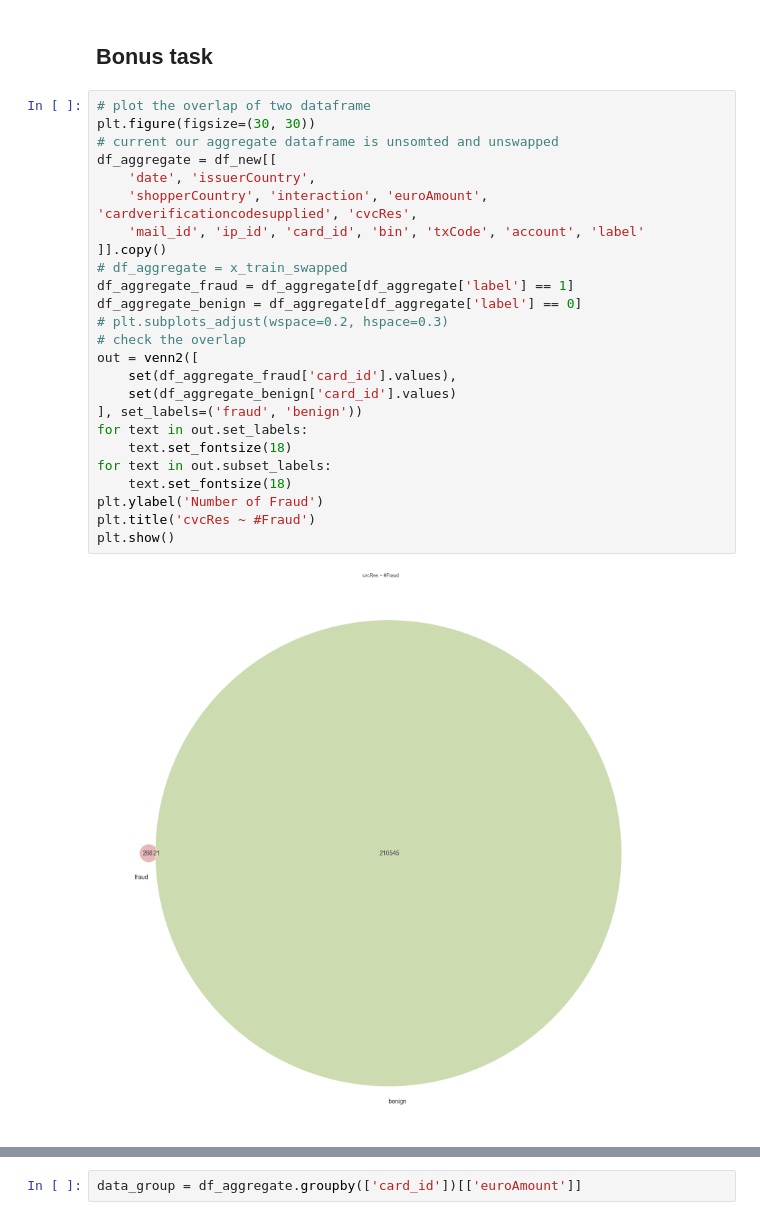
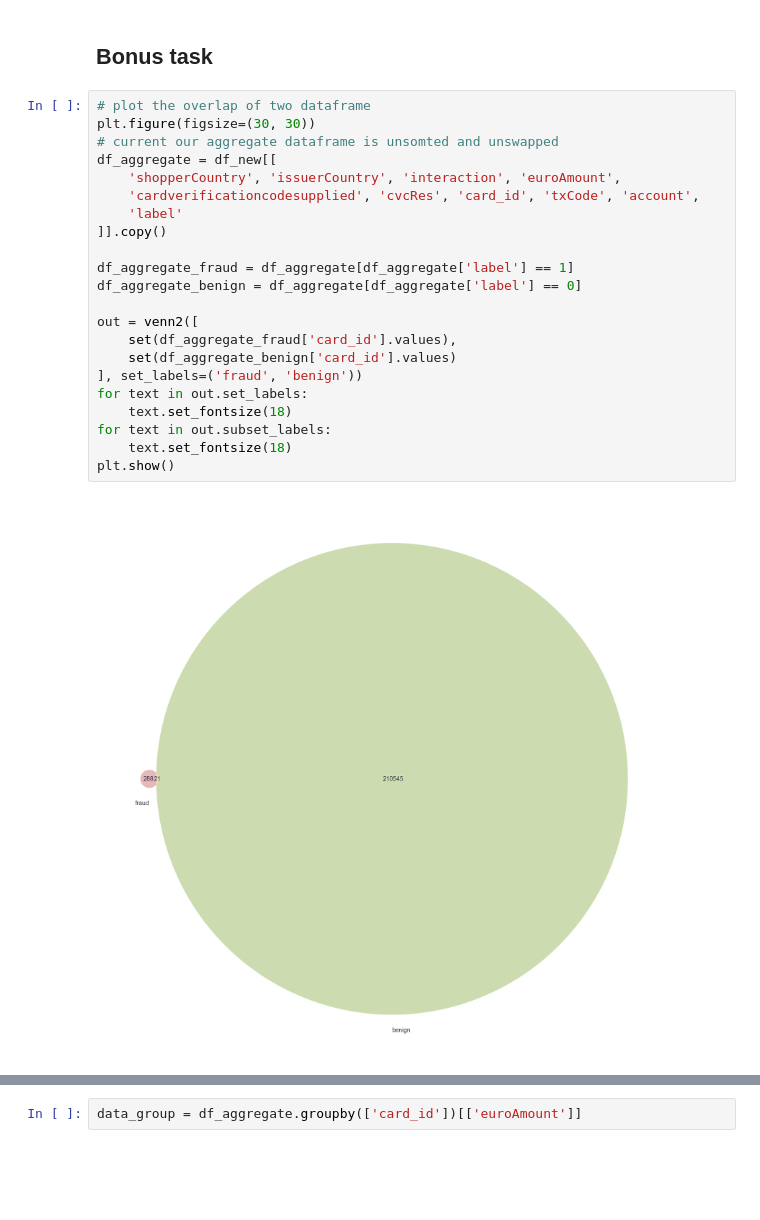
Before and after one commit to Timo9Madrid7/CS4035CyberDataAnalytics, a Jupyter notebook: assignment1/code/Lab1-2021.ipynb, the cells around one changed output, grey strips where cells are left out. Drawn from its saved outputs; the diff is of its cells as text; blank space fills up the shorter version.

```diff
--- a/assignment1/code/Lab1-2021.ipynb
+++ b/assignment1/code/Lab1-2021.ipynb
@@ -930,27 +930,24 @@ Based on the confusion matrix result, black-box classifier(Random Forest) perfor
 # %%
 # plot the overlap of two dataframe
 plt.figure(figsize=(30, 30))
 # current our aggregate dataframe is unsomted and unswapped
 df_aggregate = df_new[[
-    'date', 'issuerCountry',
-    'shopperCountry', 'interaction', 'euroAmount', 'cardverificationcodesupplied', 'cvcRes',
-    'mail_id', 'ip_id', 'card_id', 'bin', 'txCode', 'account', 'label'
+    'shopperCountry', 'issuerCountry', 'interaction', 'euroAmount',
+    'cardverificationcodesupplied', 'cvcRes', 'card_id', 'txCode', 'account',
+    'label'
 ]].copy()
-# df_aggregate = x_train_swapped
+
 df_aggregate_fraud = df_aggregate[df_aggregate['label'] == 1]
 df_aggregate_benign = df_aggregate[df_aggregate['label'] == 0]
-# plt.subplots_adjust(wspace=0.2, hspace=0.3)
-# check the overlap
+
 out = venn2([
     set(df_aggregate_fraud['card_id'].values),
     set(df_aggregate_benign['card_id'].values)
 ], set_labels=('fraud', 'benign'))
 for text in out.set_labels:
     text.set_fontsize(18)
 for text in out.subset_labels:
     text.set_fontsize(18)
-plt.ylabel('Number of Fraud')
-plt.title('cvcRes ~ #Fraud')
 plt.show()
 # %% [output]
-[figure, old version]
+[figure, new version]
```
Also changed, not shown: parts of 4 cells of this notebook.
